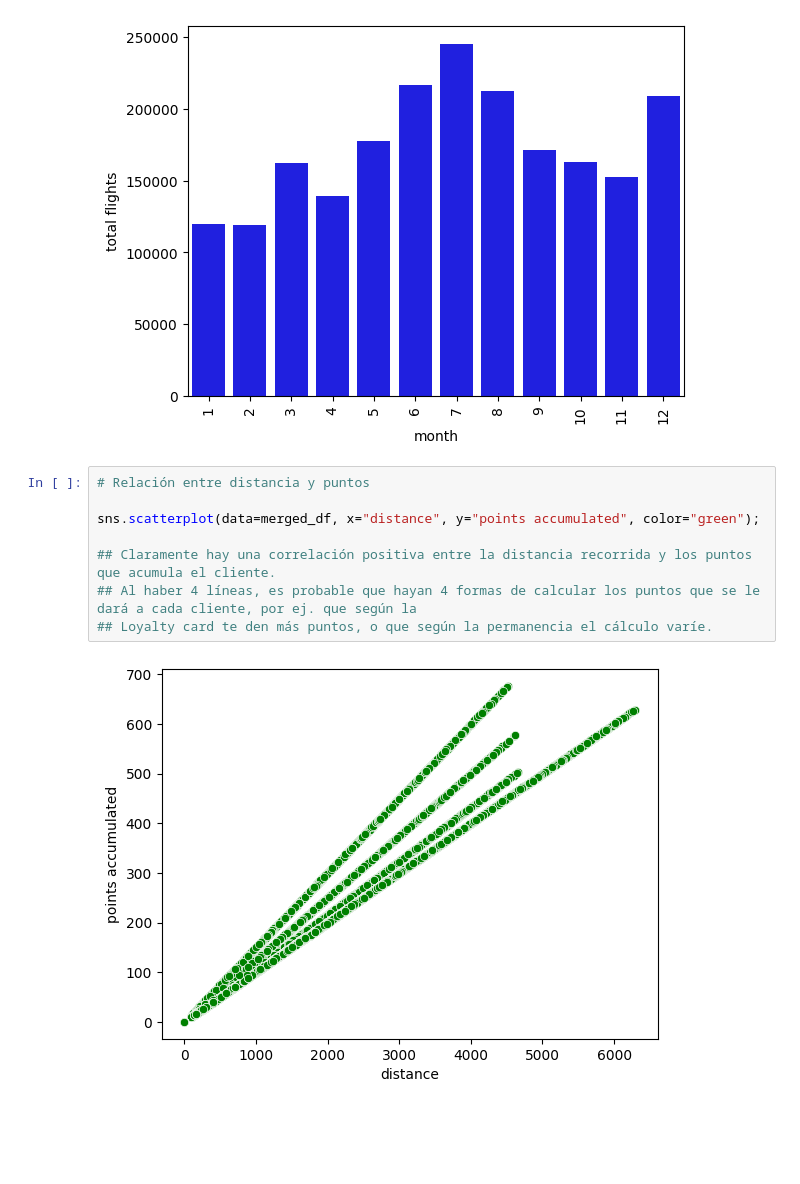
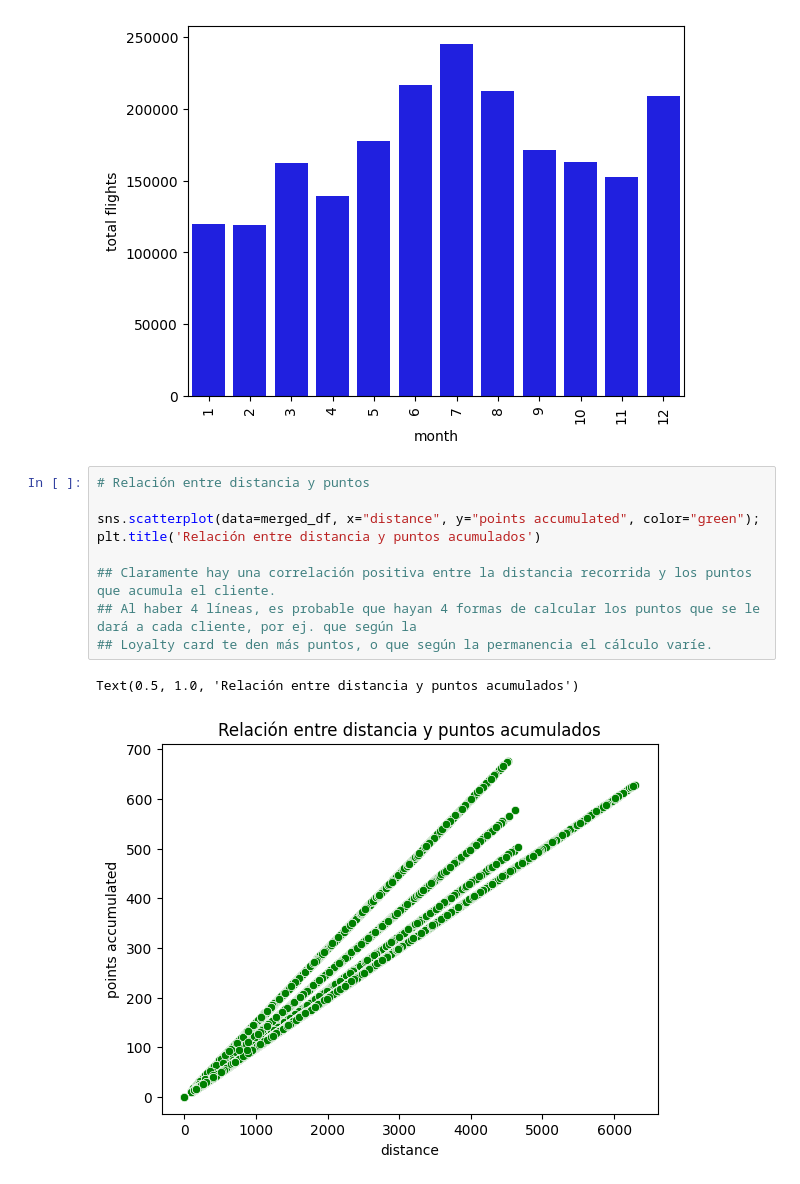
Before and after one commit to Adalab/bda-modulo-3-evaluacion-final-nicoleab1, a Jupyter notebook: Nicole_Aliaga.ipynb, the cells around one changed output. Drawn from its saved outputs; the diff is of its cells as text; blank space fills up the shorter version.

```diff
--- a/Nicole_Aliaga.ipynb
+++ b/Nicole_Aliaga.ipynb
@@ -591,13 +592,15 @@ plt.xticks(rotation=90);  # Rotar las etiquetas
 # %%
 # Relación entre distancia y puntos
 
 sns.scatterplot(data=merged_df, x="distance", y="points accumulated", color="green");
+plt.title('Relación entre distancia y puntos acumulados')
 
 ## Claramente hay una correlación positiva entre la distancia recorrida y los puntos que acumula el cliente.
 ## Al haber 4 líneas, es probable que hayan 4 formas de calcular los puntos que se le dará a cada cliente, por ej. que según la
 ## Loyalty card te den más puntos, o que según la permanencia el cálculo varíe.
 # %% [output]
+Text(0.5, 1.0, 'Relación entre distancia y puntos acumulados')
-[figure, old version]
+[figure, new version]
 # %%
 # Distribución de clientes por provincia
 # Contar los Loyalty Numbers por provincia
```
Also changed, not shown: parts of 24 cells of this notebook, 1 other file.
